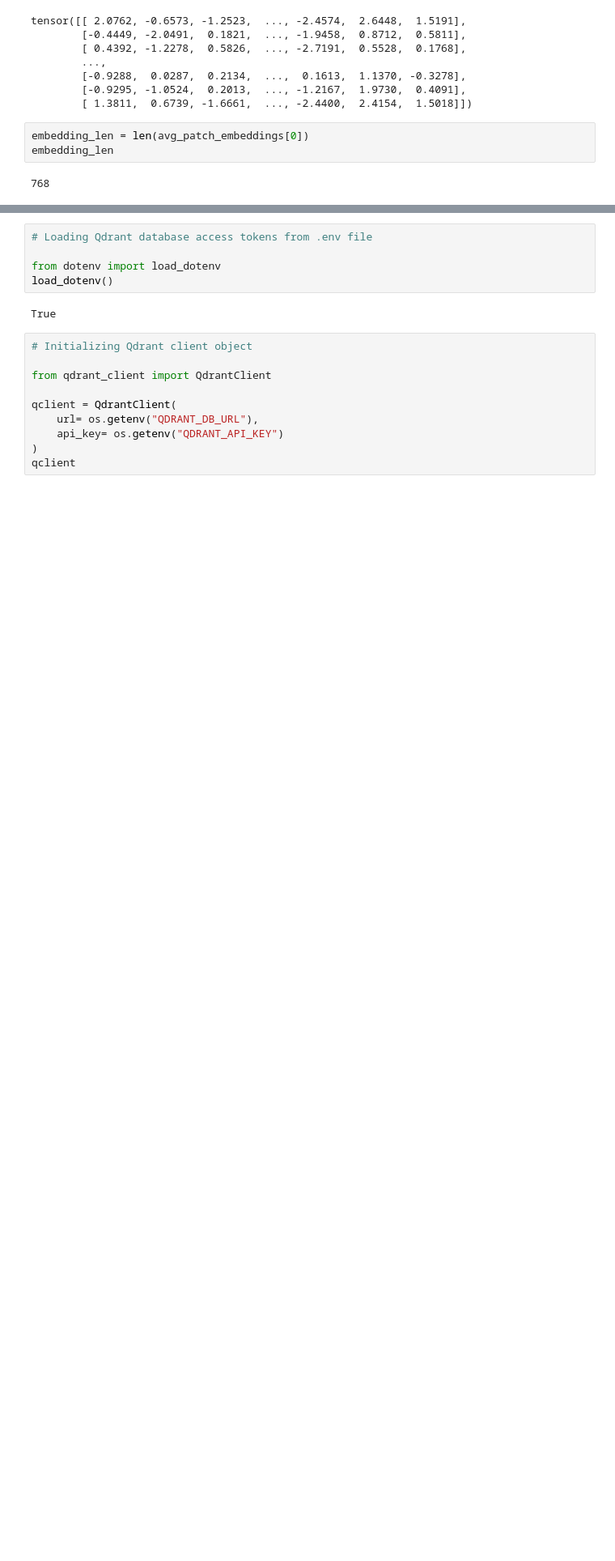
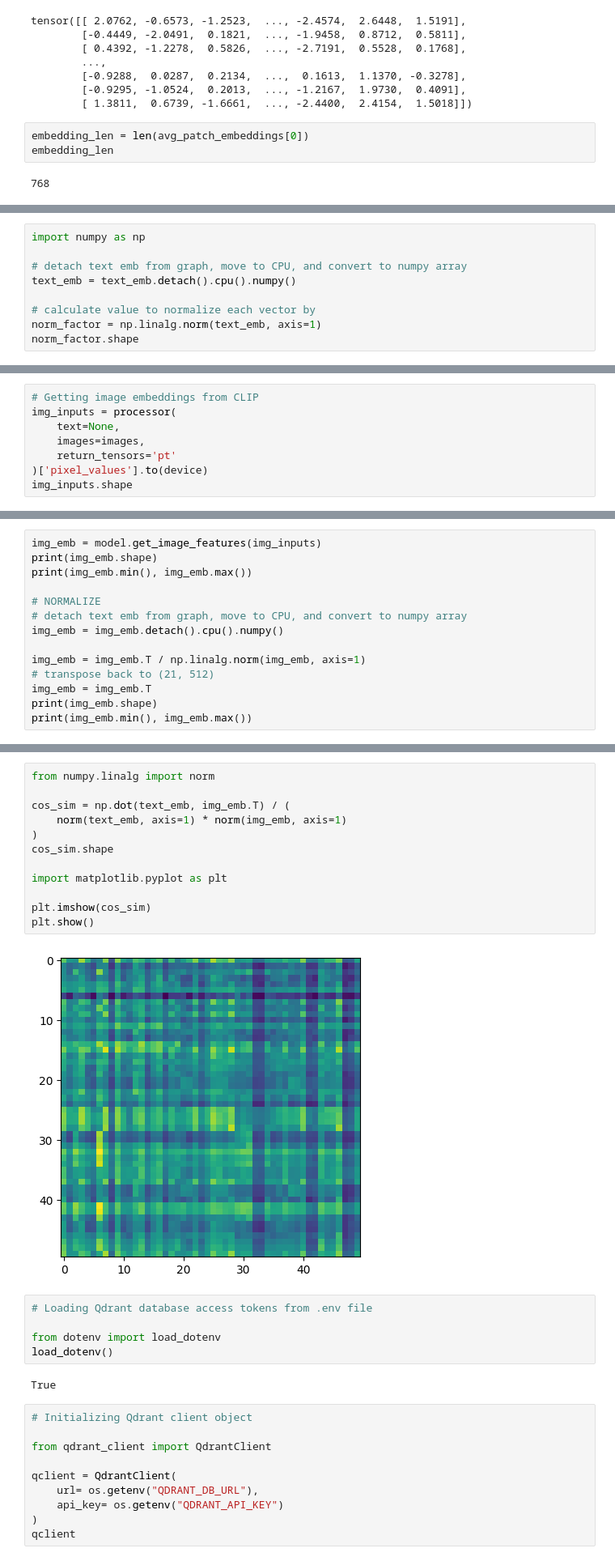
Before and after one commit to nanbohra/ImageRecommendation_ProductMatching, a Jupyter notebook: get_img_embeddings.ipynb, the cells around one changed output, grey strips where cells are left out. Shown at 81% size. Saved outputs shown, nothing was run; the diff lists cells and outputs as text; blank space fills up the shorter version.

Commit message:
New exploration with CLIP... still working on tuning it

```diff
--- a/get_img_embeddings.ipynb
+++ b/get_img_embeddings.ipynb
@@ -193,0 +219,9 @@ embedding_len
+# %%
+import numpy as np
+
+# detach text emb from graph, move to CPU, and convert to numpy array
+text_emb = text_emb.detach().cpu().numpy()
+
+# calculate value to normalize each vector by
+norm_factor = np.linalg.norm(text_emb, axis=1)
+norm_factor.shape
@@ -193,0 +230,8 @@ embedding_len
+# %%
+# Getting image embeddings from CLIP
+img_inputs = processor(
+    text=None,
+    images=images,
+    return_tensors='pt'
+)['pixel_values'].to(device)
+img_inputs.shape
@@ -193,0 +240,14 @@ embedding_len
+# %%
+img_emb = model.get_image_features(img_inputs)
+print(img_emb.shape)
+print(img_emb.min(), img_emb.max())
+
+# NORMALIZE
+# detach text emb from graph, move to CPU, and convert to numpy array
+img_emb = img_emb.detach().cpu().numpy()
+
+img_emb = img_emb.T / np.linalg.norm(img_emb, axis=1)
+# transpose back to (21, 512)
+img_emb = img_emb.T
+print(img_emb.shape)
+print(img_emb.min(), img_emb.max())
@@ -194,3 +259,17 @@ embedding_len
+# %%
+from numpy.linalg import norm
+
+cos_sim = np.dot(text_emb, img_emb.T) / (
+    norm(text_emb, axis=1) * norm(img_emb, axis=1)
+)
+cos_sim.shape
+
+import matplotlib.pyplot as plt
+
+plt.imshow(cos_sim)
+plt.show()
+# %% [output]
+[figure, added]
 # %%
 # Loading Qdrant database access tokens from .env file
 
```
Also changed, not shown: parts of 11 cells of this notebook, 35 other files.
